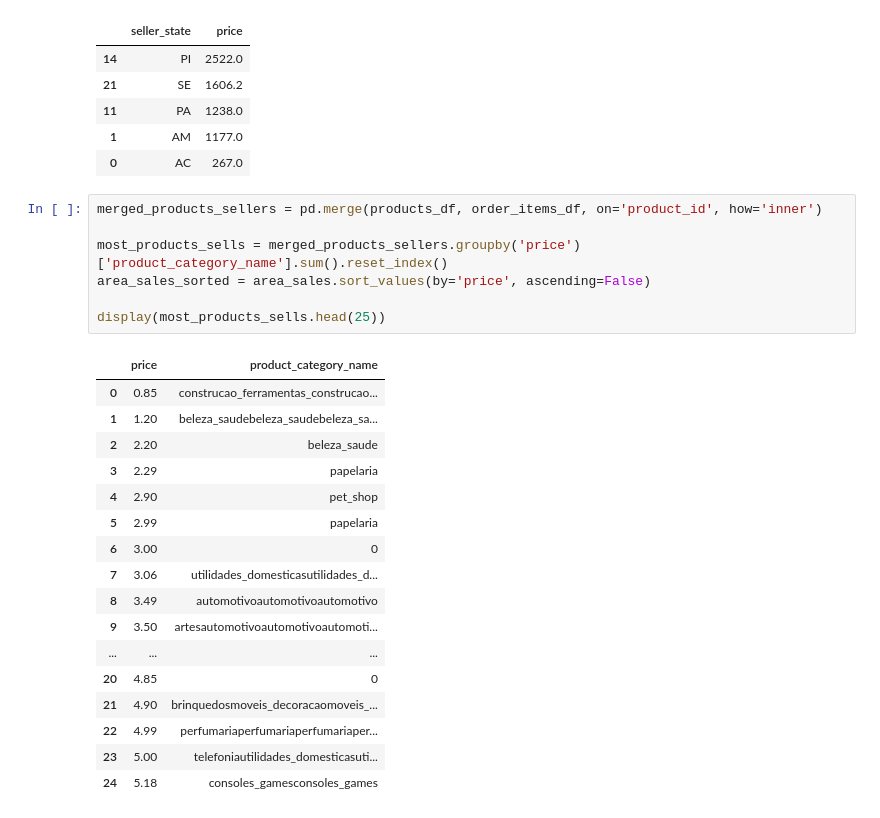
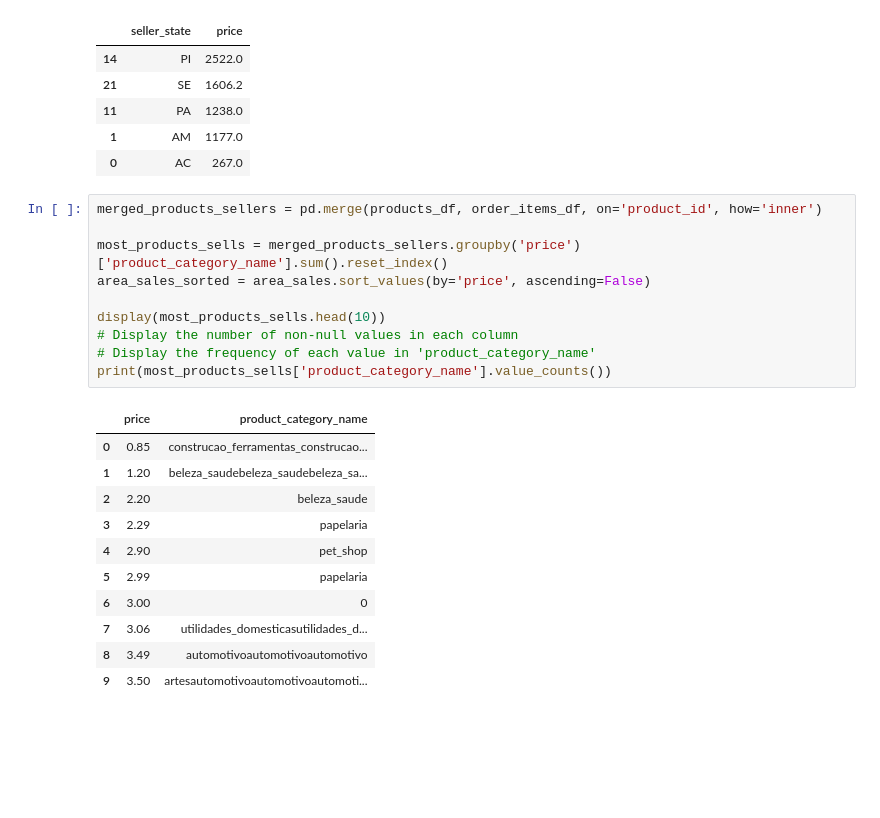
Before and after one commit to FroCode/TECHNICAL-TASK-YASA-1-LLC, a Jupyter notebook: notebooks/data/01_data_preparation.ipynb, the cells around one changed output. Drawn from its saved outputs; the diff is of its cells as text; blank space fills up the shorter version.

```diff
--- a/notebooks/data/01_data_preparation.ipynb
+++ b/notebooks/data/01_data_preparation.ipynb
@@ -251,25 +251,22 @@ display(outsiders_in_sales)
 # %%
 merged_products_sellers = pd.merge(products_df, order_items_df, on='product_id', how='inner')
 
 most_products_sells = merged_products_sellers.groupby('price')['product_category_name'].sum().reset_index()
 area_sales_sorted = area_sales.sort_values(by='price', ascending=False)
 
-display(most_products_sells.head(25))
+display(most_products_sells.head(10))
+# Display the number of non-null values in each column
+# Display the frequency of each value in 'product_category_name'
+print(most_products_sells['product_category_name'].value_counts())
 # %% [output]
 |  | price | product_category_name |
 | 0 | 0.85 | construcao_ferramentas_construcao... |
 | 1 | 1.20 | beleza_saudebeleza_saudebeleza_sa... |
 | 2 | 2.20 | beleza_saude |
 | 3 | 2.29 | papelaria |
 | 4 | 2.90 | pet_shop |
 | 5 | 2.99 | papelaria |
 | 6 | 3.00 | 0 |
 | 7 | 3.06 | utilidades_domesticasutilidades_d... |
 | 8 | 3.49 | automotivoautomotivoautomotivo |
 | 9 | 3.50 | artesautomotivoautomotivoautomoti... |
-| ... | ... | ... |
-| 20 | 4.85 | 0 |
-| 21 | 4.90 | brinquedosmoveis_decoracaomoveis_... |
-| 22 | 4.99 | perfumariaperfumariaperfumariaper... |
-| 23 | 5.00 | telefoniautilidades_domesticasuti... |
-| 24 | 5.18 | consoles_gamesconsoles_games |
```
Also changed, not shown: parts of 2 cells of this notebook.
